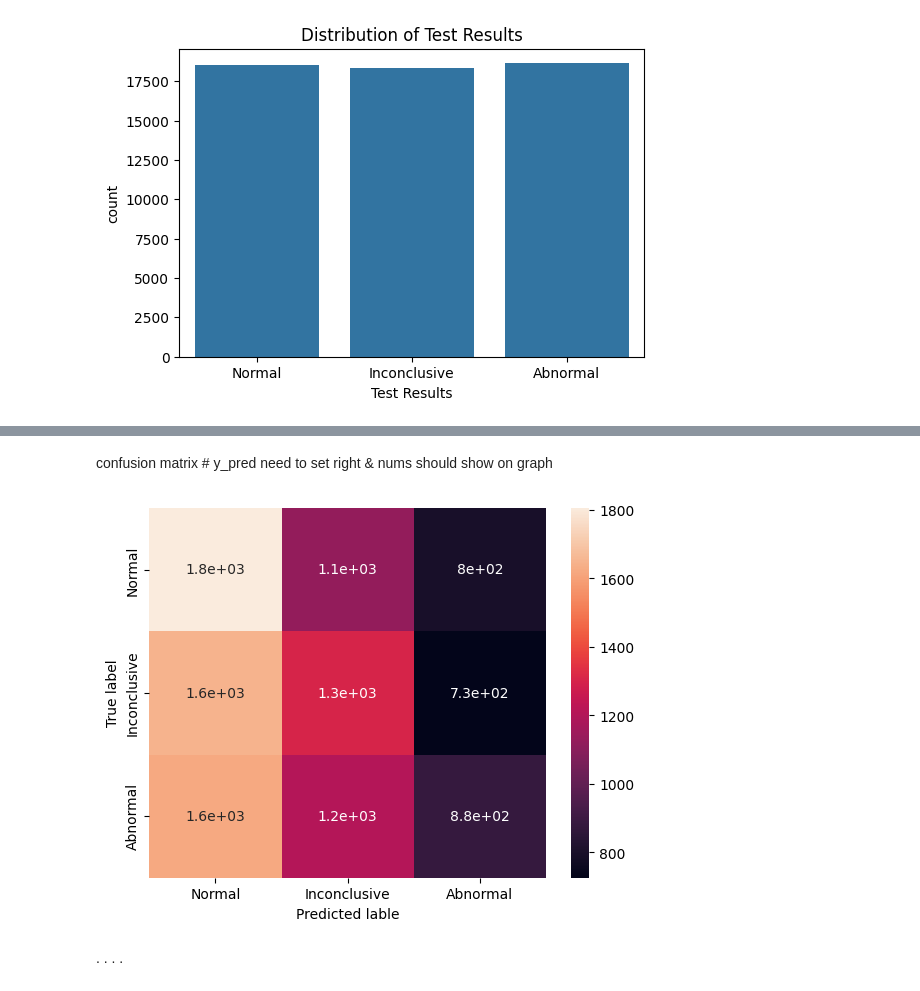
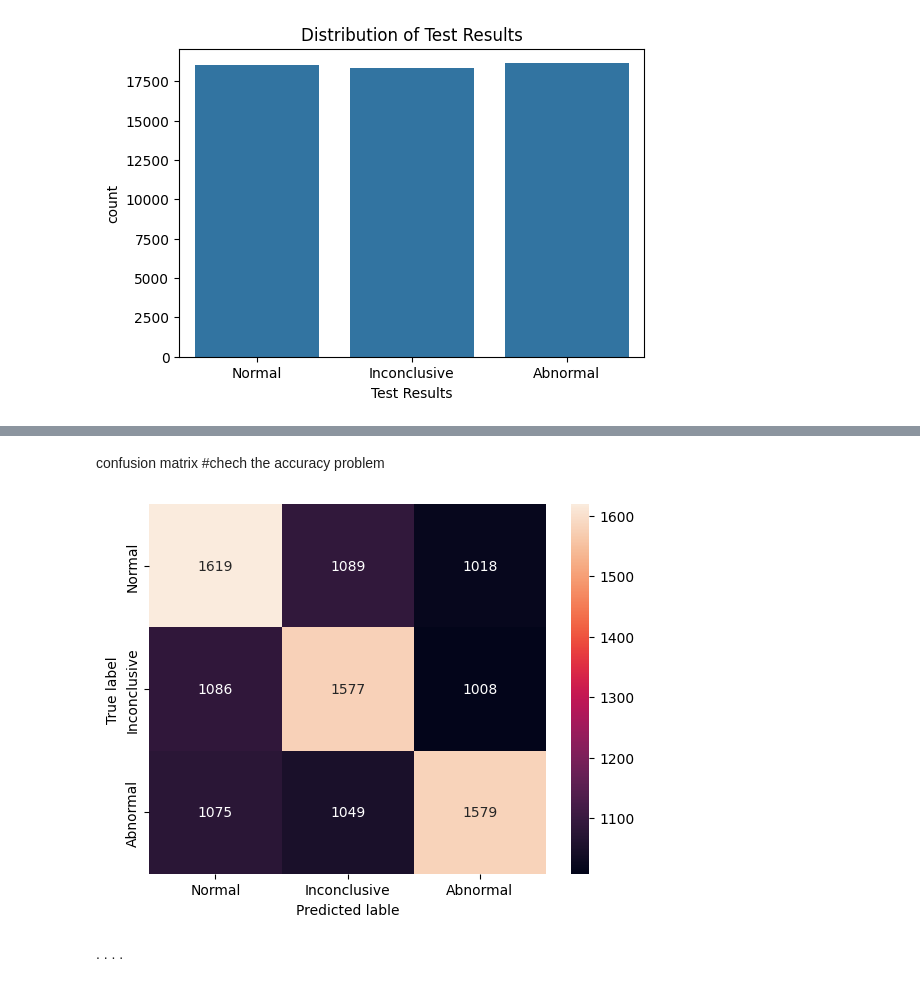
Before and after one commit to LechTheMitch/MachineLearningProject, a Jupyter notebook: notebook/numerical_model.ipynb, the cells around one changed output, grey strips where cells are left out. Cells and saved outputs as stored; diff of their text form; code cells hidden in the pictures.

Commit message:
confusion matrix fix digits problem

```diff
--- a/notebook/numerical_model.ipynb
+++ b/notebook/numerical_model.ipynb
@@ -193,20 +193,20 @@ First 4 rows of X (numerical + one-hot features):
   0.00000000e+00 0.00000000e+00 1.00000000e+00 0.00000000e+00
   0.00000000e+00 0.00000000e+00]]
 # %% [markdown]
-confusion matrix # y_pred need to set right & nums should show on graph
+confusion matrix  #chech the accuracy problem
 # %%
-cm = confusion_matrix(y_test, y_pred)
+cm = confusion_matrix(y_test, y_pred_knn)
 
 cm_df = pd.DataFrame(cm,
                      index= df.iloc[:,-2].unique(),
                      columns= df.iloc[:,-2].unique())
 
-sns.heatmap(cm_df, annot= True) # true meaning?
+sns.heatmap(cm_df, fmt='d', annot= True) # fmt='d' ?
 plt.ylabel('True label')
 plt.xlabel('Predicted lable')
 plt.show()
 # %% [output]
-[figure, old version]
+[figure, new version]
 # %% [markdown]
 .
 .
```
Also changed, not shown: parts of 2 cells of this notebook.
